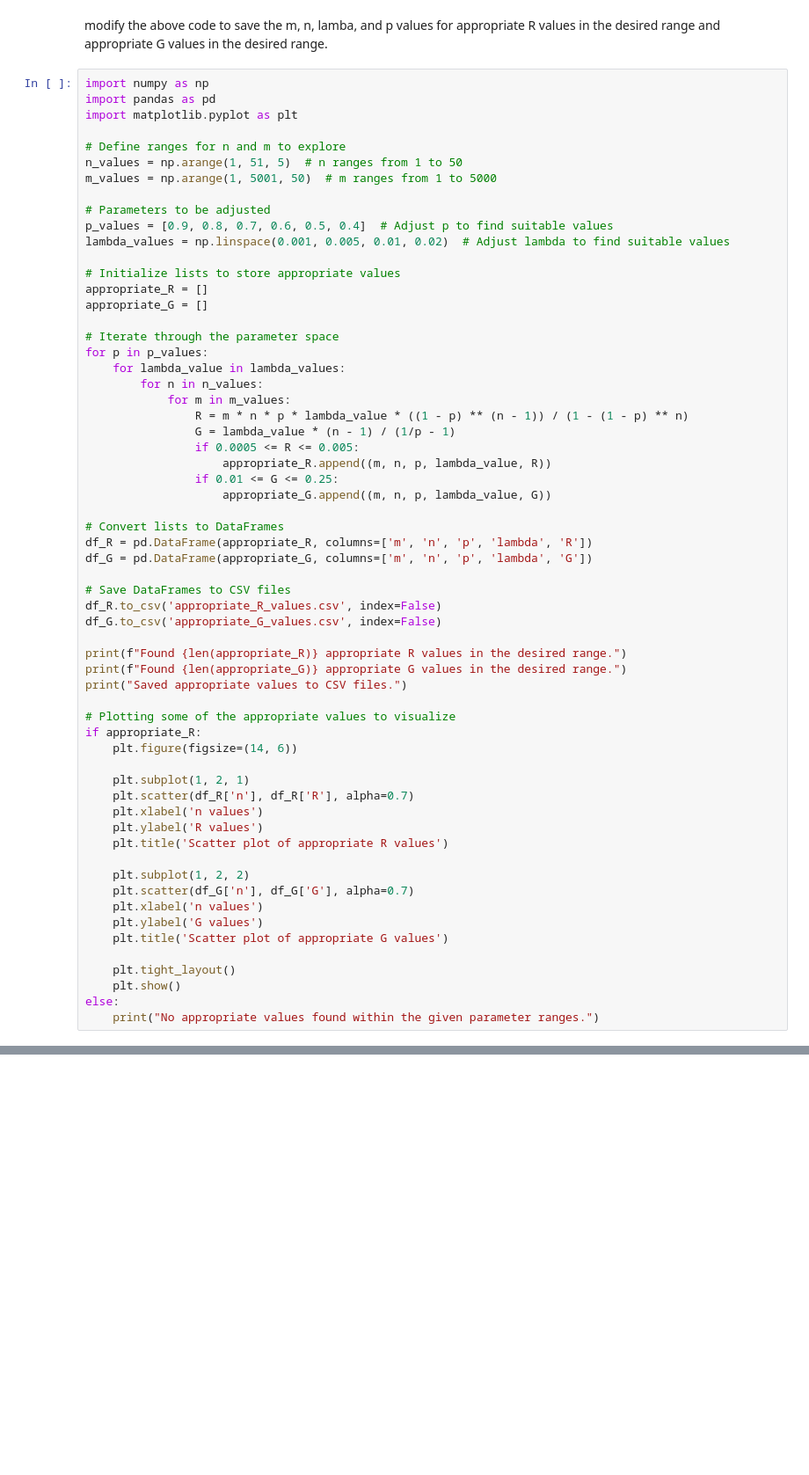
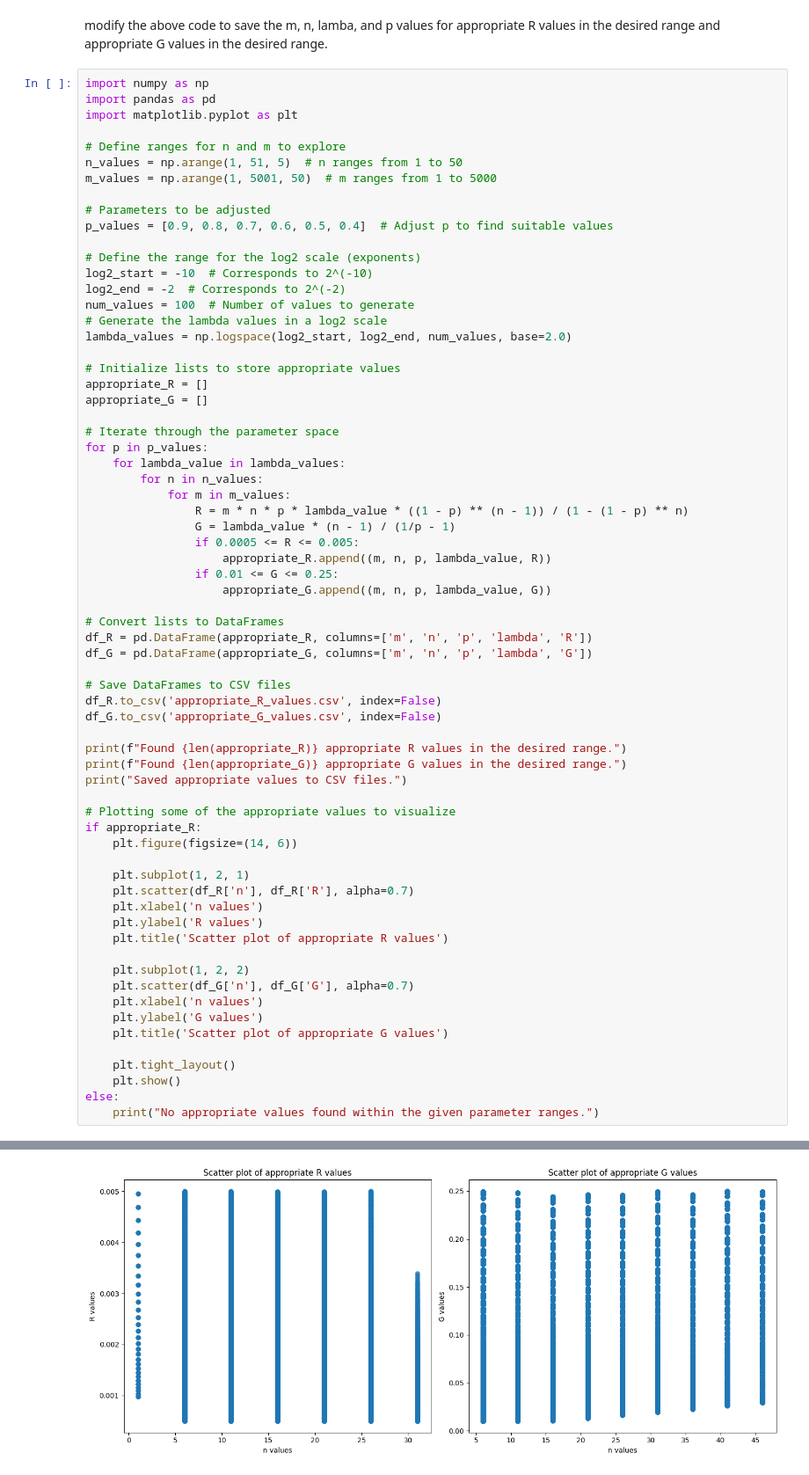
Before and after one commit to hongqin/EAM-2024, a Jupyter notebook: network-aging.ipynb, the cells around one changed output, grey strips where cells are left out. Shown: that part at 88% size. Cells and saved outputs as stored; diff of their text form; blank space fills up the shorter version.

```diff
--- a/network-aging.ipynb
+++ b/network-aging.ipynb
@@ -108,7 +184,13 @@ m_values = np.arange(1, 5001, 50)  # m ranges from 1 to 5000
 
 # Parameters to be adjusted
 p_values = [0.9, 0.8, 0.7, 0.6, 0.5, 0.4]  # Adjust p to find suitable values
-lambda_values = np.linspace(0.001, 0.005, 0.01, 0.02)  # Adjust lambda to find suitable values
+
+# Define the range for the log2 scale (exponents)
+log2_start = -10  # Corresponds to 2^(-10)
+log2_end = -2  # Corresponds to 2^(-2)
+num_values = 100  # Number of values to generate
+# Generate the lambda values in a log2 scale
+lambda_values = np.logspace(log2_start, log2_end, num_values, base=2.0)
 
 # Initialize lists to store appropriate values
 appropriate_R = []
@@ -158,3 +240,4 @@ if appropriate_R:
     plt.show()
 else:
     print("No appropriate values found within the given parameter ranges.")
+# %% [output]
@@ -160,0 +247 @@ else:
+[figure, added]
```
Also changed, not shown: parts of 9 cells of this notebook.
